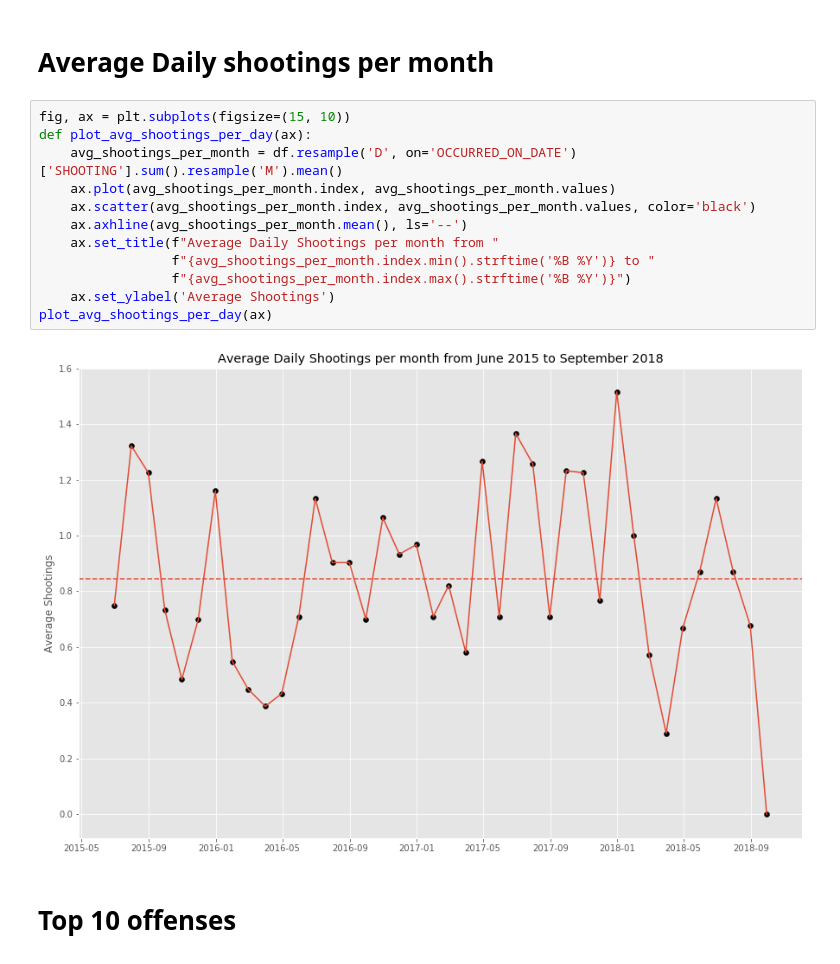
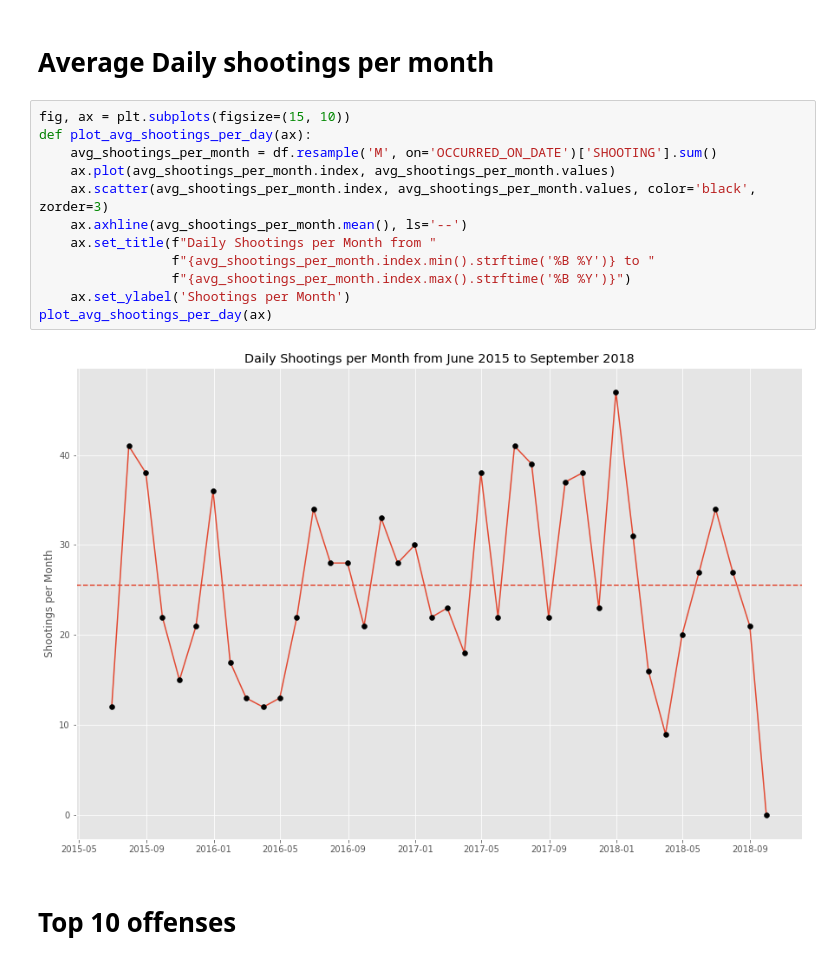
Before and after one commit to andersbogsnes/viz_landscape, a Jupyter notebook: Matplotlib.ipynb, the cells around one changed output. Cells and saved outputs as stored; diff of their text form.

```diff
--- a/Matplotlib.ipynb
+++ b/Matplotlib.ipynb
@@ -36,17 +41,17 @@ To register the converters:
 # %%
 fig, ax = plt.subplots(figsize=(15, 10))
 def plot_avg_shootings_per_day(ax):
-    avg_shootings_per_month = df.resample('D', on='OCCURRED_ON_DATE')['SHOOTING'].sum().resample('M').mean()
+    avg_shootings_per_month = df.resample('M', on='OCCURRED_ON_DATE')['SHOOTING'].sum()
     ax.plot(avg_shootings_per_month.index, avg_shootings_per_month.values)
-    ax.scatter(avg_shootings_per_month.index, avg_shootings_per_month.values, color='black')
+    ax.scatter(avg_shootings_per_month.index, avg_shootings_per_month.values, color='black', zorder=3)
     ax.axhline(avg_shootings_per_month.mean(), ls='--')
-    ax.set_title(f"Average Daily Shootings per month from "
+    ax.set_title(f"Daily Shootings per Month from "
                  f"{avg_shootings_per_month.index.min().strftime('%B %Y')} to "
                  f"{avg_shootings_per_month.index.max().strftime('%B %Y')}")
-    ax.set_ylabel('Average Shootings')
+    ax.set_ylabel('Shootings per Month')
 plot_avg_shootings_per_day(ax)
 # %% [output]
-[figure, old version]
+[figure, new version]
 # %% [markdown]
 # Top 10 offenses
 # %%
```
Also changed, not shown: parts of 4 cells of this notebook, 4 other files.
